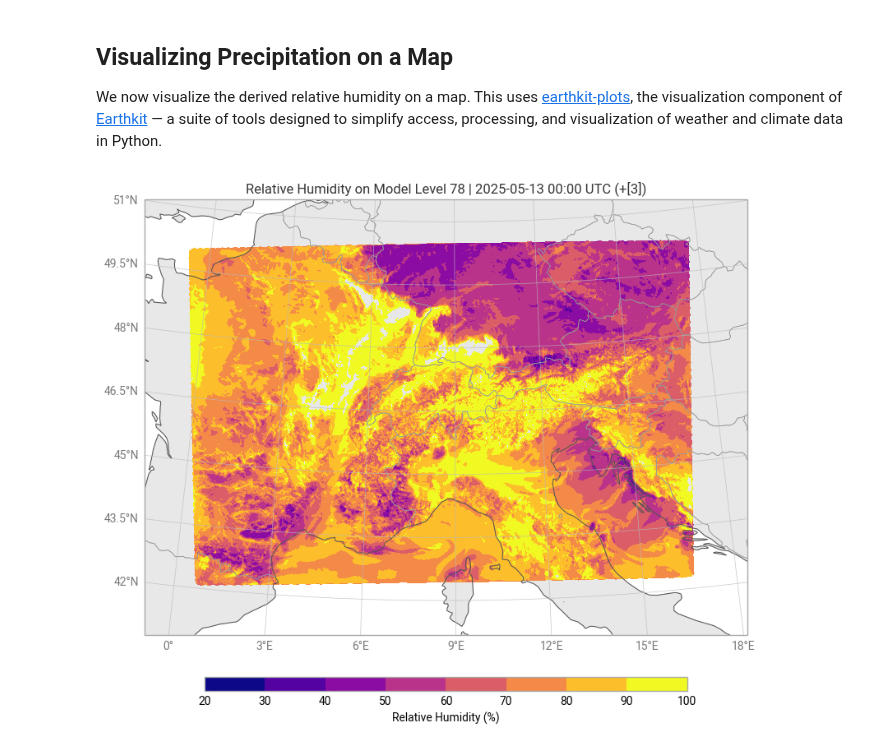
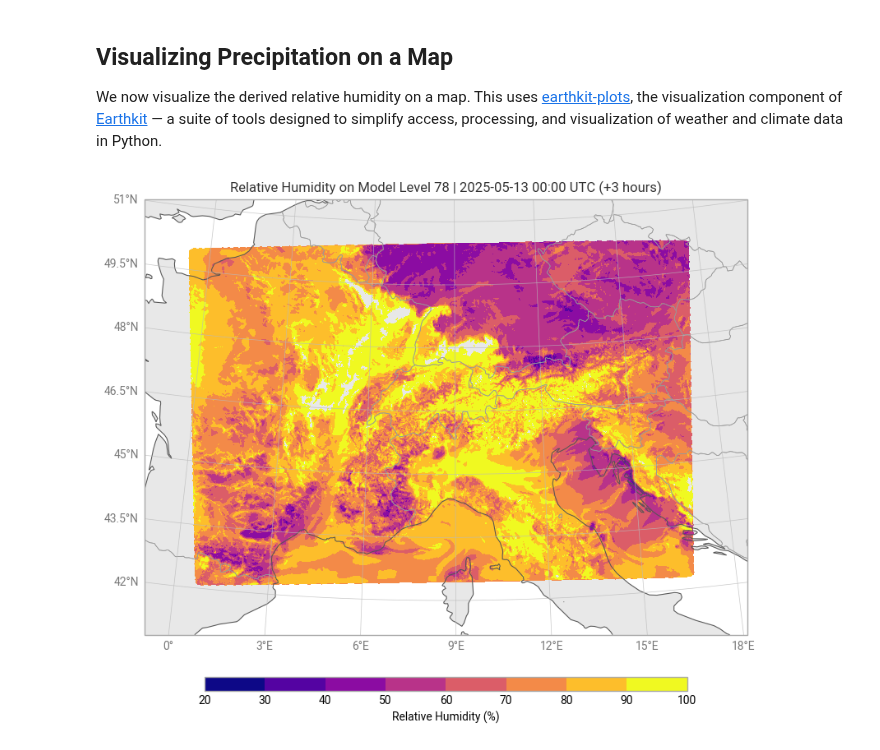
Before and after one commit to MeteoSwiss/opendata-nwp-demos, a Jupyter notebook: 04_determine_relative_hum.ipynb, the cells around one changed output. Cells and saved outputs as stored; diff of their text form; code cells hidden in the pictures.

Commit message:
fix plot

```diff
--- a/04_determine_relative_hum.ipynb
+++ b/04_determine_relative_hum.ipynb
@@ -206,32 +206,32 @@ domain = domains.Domain.from_bbox(
     name="CH2"
 )
 
 # Create the map instance
 chart = earthkit.plots.Map(domain=domain)
 
 # Plot the regridded precipitation field
 chart.grid_cells(relhum_geo, x="lon", y="lat")
 
 # Add standard map features
 chart.land()
 chart.coastlines()
 chart.borders()
 chart.gridlines()
 
 # Extract forecast metadata
 ref_time = pd.to_datetime(relhum_geo.coords["ref_time"].values[0]).strftime("%Y-%m-%d %H:%M UTC")
-lead_time = relhum_geo.coords["lead_time"].values.astype('timedelta64[h]')
+lead_time = relhum_geo.coords["lead_time"].values[0].astype('timedelta64[h]')
 
 # Prepare title and legend labels
 parameter = relhum_geo.attrs["parameter"]
 title = f"{parameter['name']} on Model Level {relhum_geo.z.values} | {ref_time} (+{lead_time})"
 legend_label = f"{parameter['name']} ({parameter['units']})"
 
 # Add title and legend to the map
 chart.title(title)
 chart.legend(label=legend_label)
 
 # Display the map
 chart.show()
 # %% [output]
-[figure, old version]
+[figure, new version]
```
